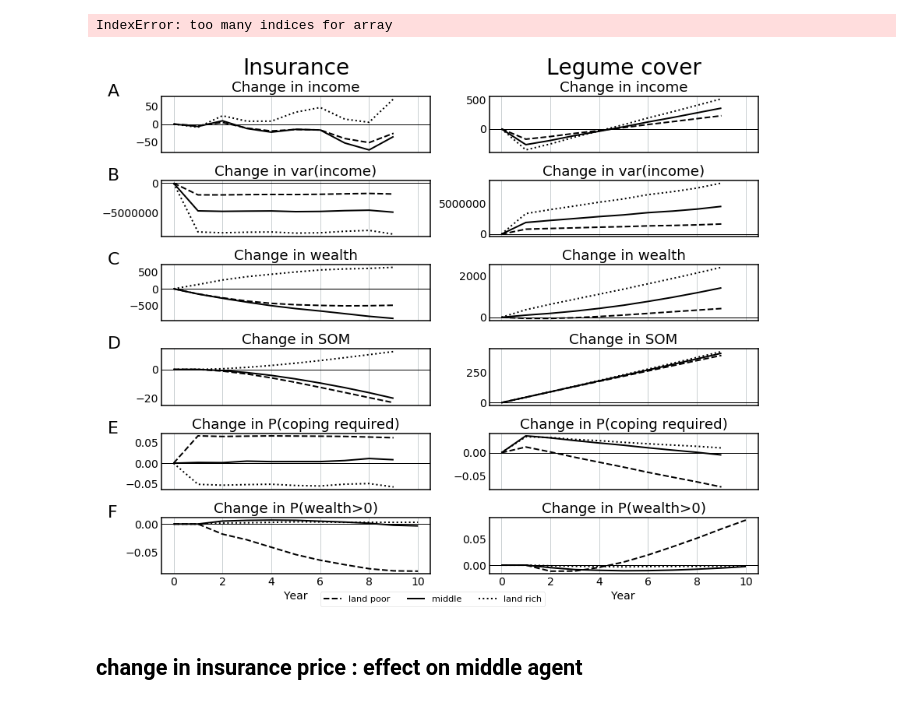
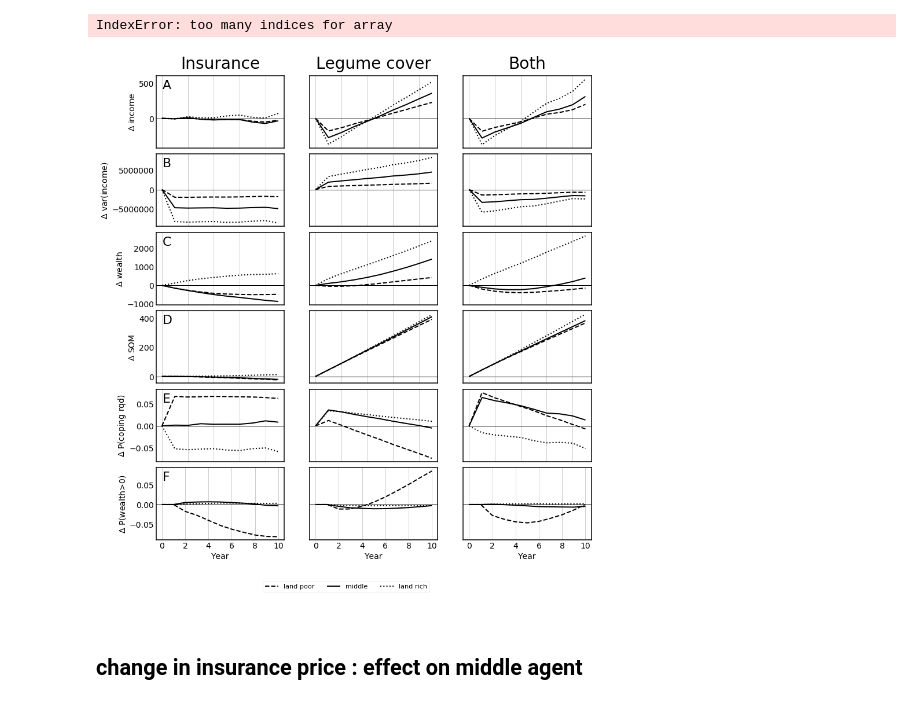
Before and after one commit to t-g-williams/adaptation_abm, a Jupyter notebook: experiments/explore mechanisms.ipynb, the cells around one changed output. Drawn from its saved outputs; the diff is of its cells as text; code cells hidden in the pictures.

```diff
--- a/experiments/explore mechanisms.ipynb
+++ b/experiments/explore mechanisms.ipynb
@@ -44,6 +44,7 @@ scenarios = {
     'baseline' : {'model' : {'adaptation_option' : 'none'}},
     'insurance' : {'model' : {'adaptation_option' : 'insurance'}},
     'cover_crop' : {'model' : {'adaptation_option' : 'cover_crop'}},
+    'both' : {'model' : {'adaptation_option' : 'both'}},
 }
 # %% [markdown]
 ## SOM and wealth trajectories
@@ -109,8 +110,13 @@ data = (d1 - d0)[:,areas].mean(1)
 IndexError: too many indices for array
 # %%
 import string
-fig, axs = plt.subplots(6,2, figsize=(12,10), sharex=True)
-pols = ['insurance', 'cover_crop']
+fig, ax_all = plt.subplots(7,3, figsize=(12,15), sharex=False, sharey='row',
+                        gridspec_kw={'height_ratios':[1,1,1,1,1,1,0.02],'hspace':0.1})
+
+axs = ax_all[:-1,]
+[axi.remove() for axi in ax_all[-1]]
+
+pols = ['insurance', 'cover_crop','both']
 land_areas = [1, 1.5, 2]
 land_areas_str = ['land poor','middle','land rich']
 # ltys = ['-',':','-.']
@@ -124,42 +130,51 @@ for o, outcome in enumerate(['income','income_var','wealth','organic','coping',
             areas = mods['baseline']['land_area'] == land_area
             if outcome == 'zero_wealth':
                 data = np.swapaxes((mods[pol]['wealth']>0).astype(float) - (mods['baseline']['wealth']>0).astype(float), 0, 1)
                 data = np.mean(data[:,areas], axis=1)
             elif outcome == 'income_var':
                 d1 = np.var(np.swapaxes(mods[pol]['income'],0,1)[:,areas], axis=1)
                 d0 = np.var(np.swapaxes(mods['baseline']['income'],0,1)[:,areas], axis=1)
                 data = (d1 - d0)
             else:
                 data = np.swapaxes(mods[pol][outcome].astype(float) - mods['baseline'][outcome].astype(float), 0, 1)
                 data = np.mean(data[:,areas], axis=1)
 
 
             # plot
             start = 11 if outcome in ['wealth','organic'] else 10
             ax.plot(data[start:], lw=2, label='{} ha'.format(land_area), ls=ltys[l], color='k')
 
             ax.axhline(0, color='k', lw=1, label='_nolegend_')
             if outcome == 'organic':
                 titl = 'SOM'
             elif outcome == 'coping':
-                titl = 'P(coping required)'
+                titl = 'P(coping rqd)'
             elif outcome == 'zero_wealth':
                 titl = 'P(wealth>0)'
             elif outcome == 'income_var':
                 titl = 'var(income)'
             else:
                 titl = outcome
-            ax.set_title('Change in {}'.format(titl))
+            if p == 0:
+                ax.set_ylabel(r'$\Delta$ {}'.format(titl))
             ax.grid(False, axis='y')
-    axs[o,0].text(-0.2,1,string.ascii_uppercase[o], transform=axs[o,0].transAxes, fontsize=22)
+    axs[o,0].text(0.05,0.95,string.ascii_uppercase[o], ha='left',va='top',transform=axs[o,0].transAxes, fontsize=22)
 
-axs[-1,0].set_xlabel('Year')
-axs[-1,1].set_xlabel('Year')
-axs[0,0].text(0.5, 1.3, 'Insurance', va='bottom', ha='center', fontsize=28, transform=axs[0,0].transAxes)
-axs[0,1].text(0.5, 1.3, 'Legume cover', va='bottom', ha='center', fontsize=28, transform=axs[0,1].transAxes)
-lg = fig.legend([li for li in land_areas_str], ncol=3, bbox_to_anchor=[0.5, 0], loc='lower center')
+for axi in axs[-1]:
+    axi.set_xlabel('Year')
+#     axi.set_xticklabels(axi.get_xticks())
+    axi.set_xticks([0,2,4,6,8,10])
+    axi.set_xticklabels([0,2,4,6,8,10])
+for axi in axs[:-1].flatten():
+    axi.set_xticklabels([])
+
+axs[0,0].text(0.5, 1.05, 'Insurance', va='bottom', ha='center', fontsize=28, transform=axs[0,0].transAxes)
+axs[0,1].text(0.5, 1.05, 'Legume cover', va='bottom', ha='center', fontsize=28, transform=axs[0,1].transAxes)
+axs[0,2].text(0.5, 1.05, 'Both', va='bottom', ha='center', fontsize=28, transform=axs[0,2].transAxes)
+lg = fig.legend([li for li in land_areas_str], ncol=3, bbox_to_anchor=[0.5, 0.025], loc='lower center')
+fig.tight_layout()
 # %% [output]
-[figure, old version]
+[figure, new version]
 # %% [markdown]
 ## change in insurance price : effect on middle agent
 # %% [markdown]
```
Also changed, not shown: 3 other files.
